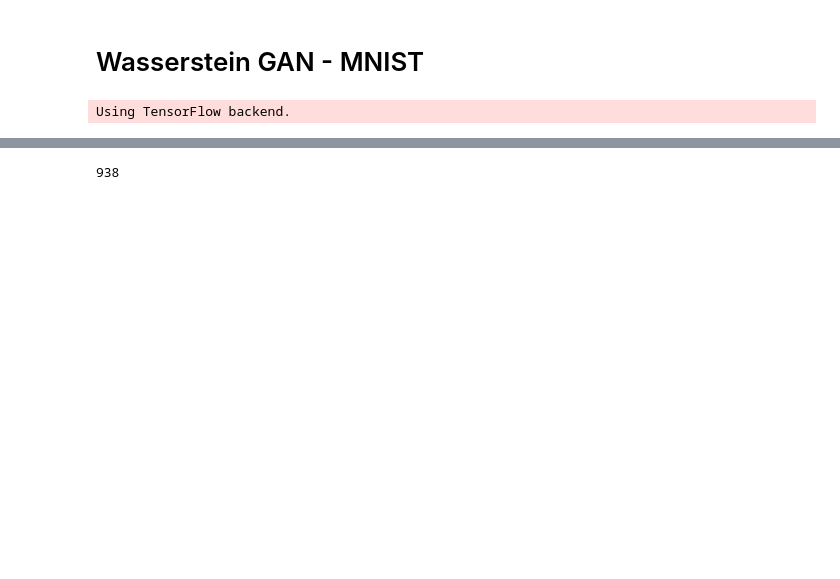
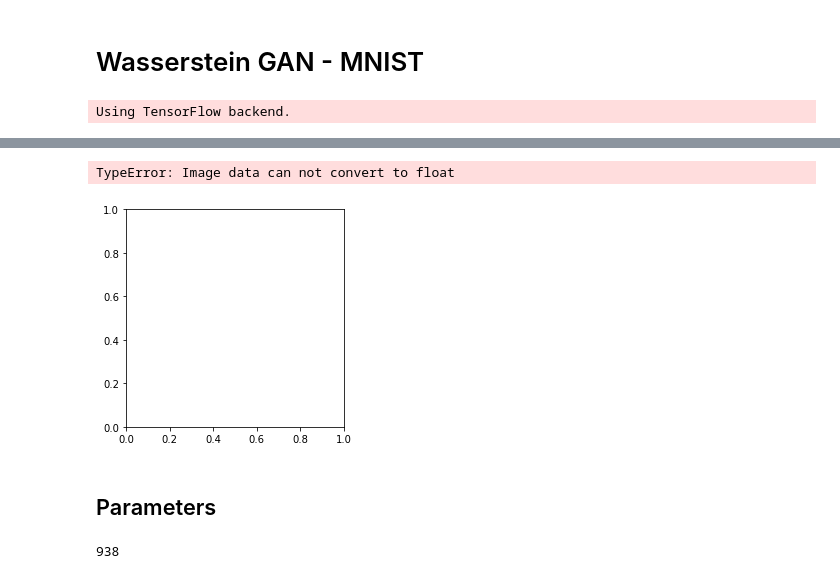
Before and after one commit to shehel/Generative_Models, a Jupyter notebook: WGAN-mnist.ipynb, the cells around one changed output, grey strips where cells are left out. Saved outputs shown, nothing was run; the diff lists cells and outputs as text; code cells hidden in the pictures; blank space fills up the shorter version.

```diff
--- a/WGAN-mnist.ipynb
+++ b/WGAN-mnist.ipynb
@@ -25,0 +70,7 @@ from keras.datasets import mnist
+# %%
+preprocess = transforms.Compose([
+   transforms.ToTensor(),
+   transforms.Normalize((0.1307,), (0.3081,))
+])
+# %%
+X_train = preprocess(X_train)
@@ -25,0 +81,2 @@ from keras.datasets import mnist
+# %%
+X_train = X_train.view(60000,1, 64,64)
@@ -30,3 +91,8 @@ X_train = np.expand_dims(X_train, -1); X_train.shape
-# %%
-X_train=X_train.reshape((60000, 1, 28, 28))
+# %%
+from matplotlib import pyplot as plt
+plt.imshow(X_train[66], interpolation='nearest')
+plt.show()
+# %% [output]
+TypeError: Image data can not convert to float
+[figure, added]
 # %%
@@ -39,5 +105,7 @@ datas = torch.utils.data.TensorDataset(X_traint, y_traint)
 # %%
 dataloader = torch.utils.data.DataLoader(datas, bs, True)
+# %% [markdown]
+## Parameters
 # %%
 n = len(dataloader); n
 # %% [output]
```
Also changed, not shown: parts of 34 cells of this notebook.
